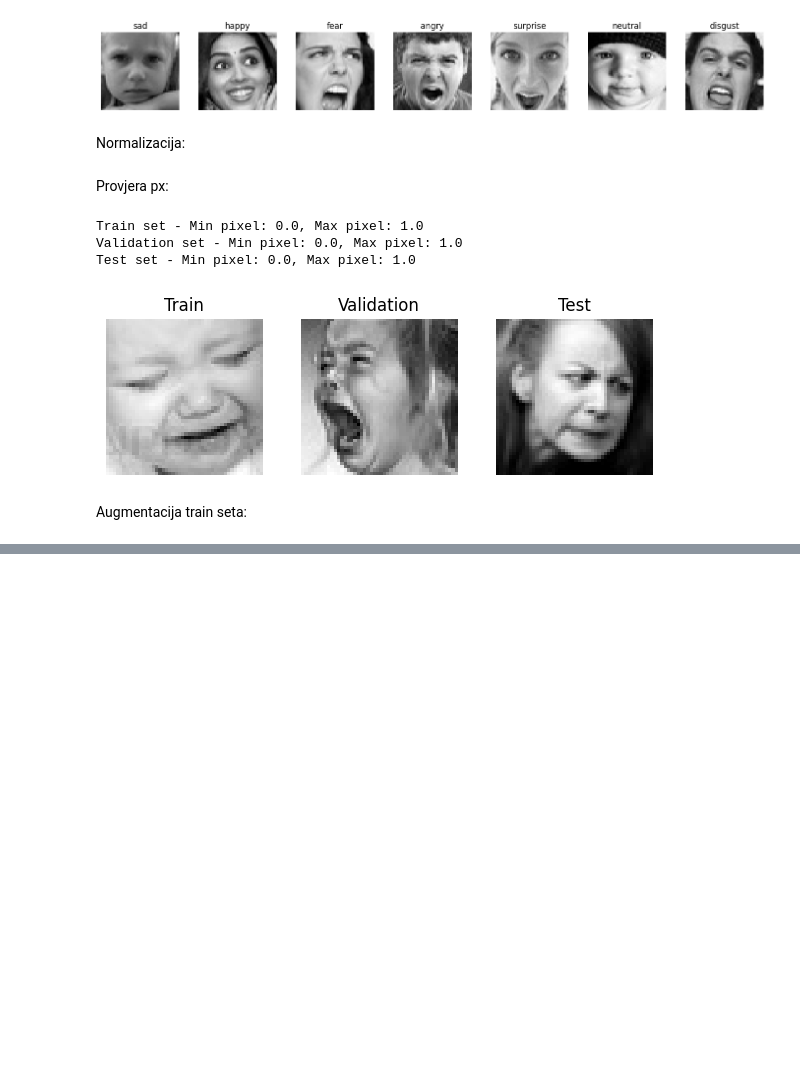
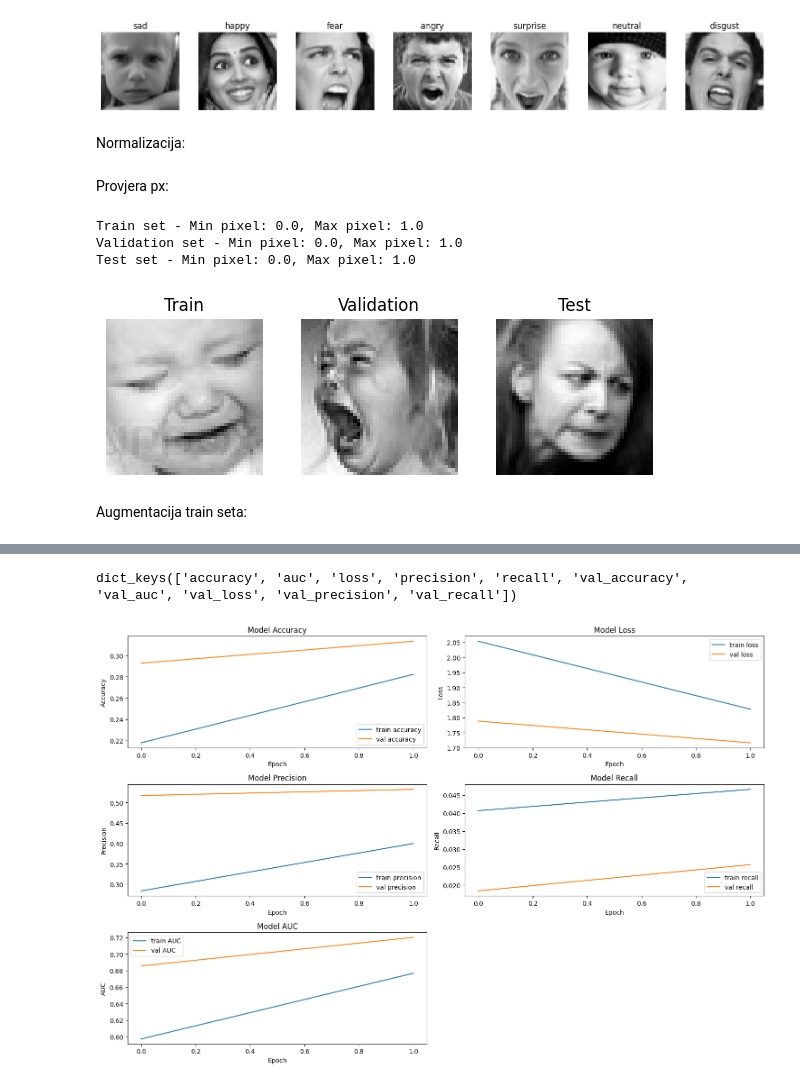
Before and after one commit to anjaducic/EMOTION-RECOGNITION, a Jupyter notebook: emotion_recognition.ipynb, the cells around one changed output, grey strips where cells are left out. Saved outputs shown, nothing was run; the diff lists cells and outputs as text; code cells hidden in the pictures; blank space fills up the shorter version.

```diff
--- a/emotion_recognition.ipynb
+++ b/emotion_recognition.ipynb
@@ -6,7 +12,7 @@ import matplotlib.pyplot as plt
 train_val_data_dir = r'..\images\train'
 img_height = 48
 img_width = 48
-batch_size = 32
+batch_size = 128
 
 # train DS
 train_ds = tf.keras.utils.image_dataset_from_directory(
@@ -212,2 +180,8 @@ plt.show()
-# %%
-train_ds = train_ds_aug
+# %%
+def preprocess_to_rgb(img, label):
+    img = tf.image.grayscale_to_rgb(img)  # 1 kanal -> 3 kanala
+    return img, label
+
+train_ds_rgb = train_ds.map(preprocess_to_rgb)
+val_ds_rgb = val_ds.map(preprocess_to_rgb)
+test_ds_rgb = test_ds.map(preprocess_to_rgb)
@@ -213,0 +317,66 @@ train_ds = train_ds_aug
+# %%
+history.history.keys()
+# %% [output]
+dict_keys(['accuracy', 'auc', 'loss', 'precision', 'recall', 'val_accuracy', 'val_auc', 'val_loss', 'val_precision', 'val_recall'])
+# %%
+plt.figure(figsize=(15,10))
+
+# Loss
+plt.subplot(3,2,2)
+plt.plot(history.history['loss'], label='train loss')
+plt.plot(history.history['val_loss'], label='val loss')
+plt.title('Model Loss')
+plt.xlabel('Epoch')
+plt.ylabel('Loss')
+plt.legend()
+
+# Accuracy
+plt.subplot(3,2,1)
+plt.plot(history.history['accuracy'], label='train accuracy')
+plt.plot(history.history['val_accuracy'], label='val accuracy')
+plt.title('Model Accuracy')
+plt.xlabel('Epoch')
+plt.ylabel('Accuracy')
+plt.legend()
+
+# Precision
+plt.subplot(3,2,3)
+plt.plot(history.history['precision'], label='train precision')
+plt.plot(history.history['val_precision'], label='val precision')
+plt.title('Model Precision')
+plt.xlabel('Epoch')
+plt.ylabel('Precision')
+plt.legend()
+
+# Recall
+plt.subplot(3,2,4)
+plt.plot(history.history['recall'], label='train recall')
+plt.plot(history.history['val_recall'], label='val recall')
+plt.title('Model Recall')
+plt.xlabel('Epoch')
+plt.ylabel('Recall')
+plt.legend()
+
+# AUC
+plt.subplot(3,2,5)
+plt.plot(history.history['auc'], label='train AUC')
+plt.plot(history.history['val_auc'], label='val AUC')
+plt.title('Model AUC')
+plt.xlabel('Epoch')
+plt.ylabel('AUC')
+plt.legend()
+
+# F1
+# plt.subplot(3,2,6)
+# plt.plot(f1_callback.train_f1, label='train F1')
+# plt.plot(f1_callback.val_f1, label='val F1')
+# plt.title('F1 Score')
+# plt.xlabel('Epoch')
+# plt.ylabel('F1 Score')
+# plt.legend()
+
+
+plt.tight_layout()
+plt.show()
+# %% [output]
+[figure, added]
```
Also changed, not shown: parts of 5 cells of this notebook.
